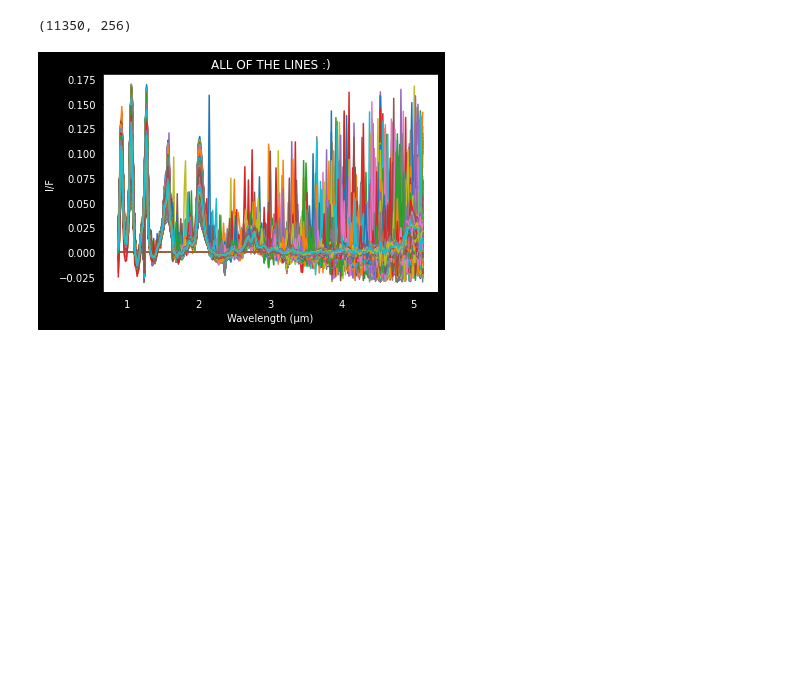
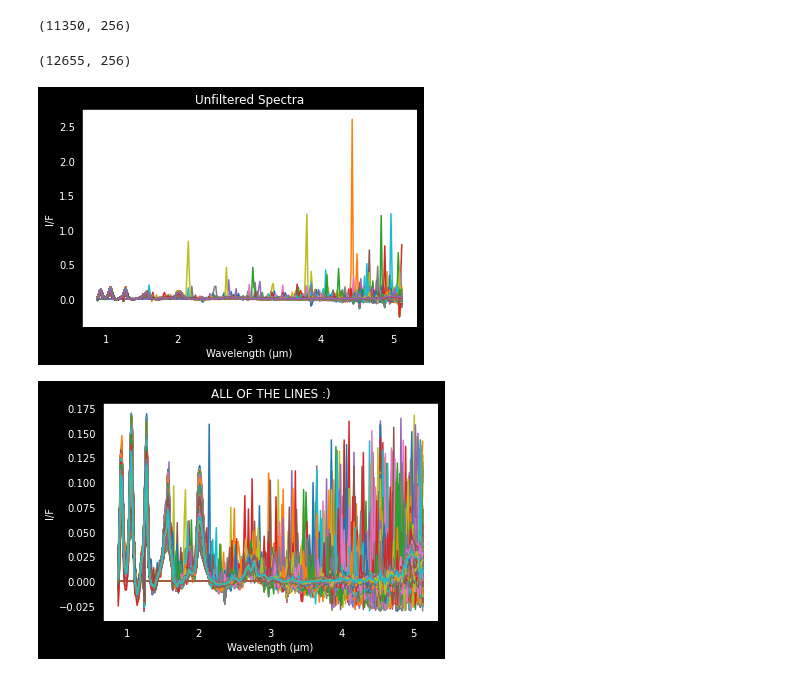
Before and after one commit to lucaslibshutz/spectralResearch, a Jupyter notebook: spectral_fitting_4.5.ipynb, the cells around one changed output. Cells and saved outputs as stored; diff of their text form; code cells hidden in the pictures; blank space fills up the shorter version.

Commit message:
unfiltered graphic

```diff
--- a/spectral_fitting_4.5.ipynb
+++ b/spectral_fitting_4.5.ipynb
@@ -86,5 +86,28 @@ print(np.shape(total_array)) # Confirms that array is working correctly (should
 # %% [output]
 (11350, 256)
+# %%
+unf_total = []
+for df in df_list:
+    for spectrum in df:
+        fit_thing = single_fit(spectrum)
+        unf_total.append(fit_thing)
+unf_array = np.asarray(unf_total)
+print(np.shape(unf_array)) # Should return (12655,256)
+# %% [output]
+(12655, 256)
+# %%
+%matplotlib inline
+plt.figure(facecolor='black')
+for spectrum in unf_array:
+    plt.plot(vims_wave,spectrum)
+plt.title('Unfiltered Spectra',color='white')
+plt.xticks(color='white')
+plt.yticks(color='white')
+plt.xlabel('Wavelength (µm)',color='white')
+plt.ylabel('I/F',color='white')
+plt.show()
+# %% [output]
+[figure, added]
 # %%
 %matplotlib inline
 plt.figure(facecolor='black') # Must go before plt.plot() statement to work properly
```
Also changed, not shown: parts of 1 cell of this notebook.
